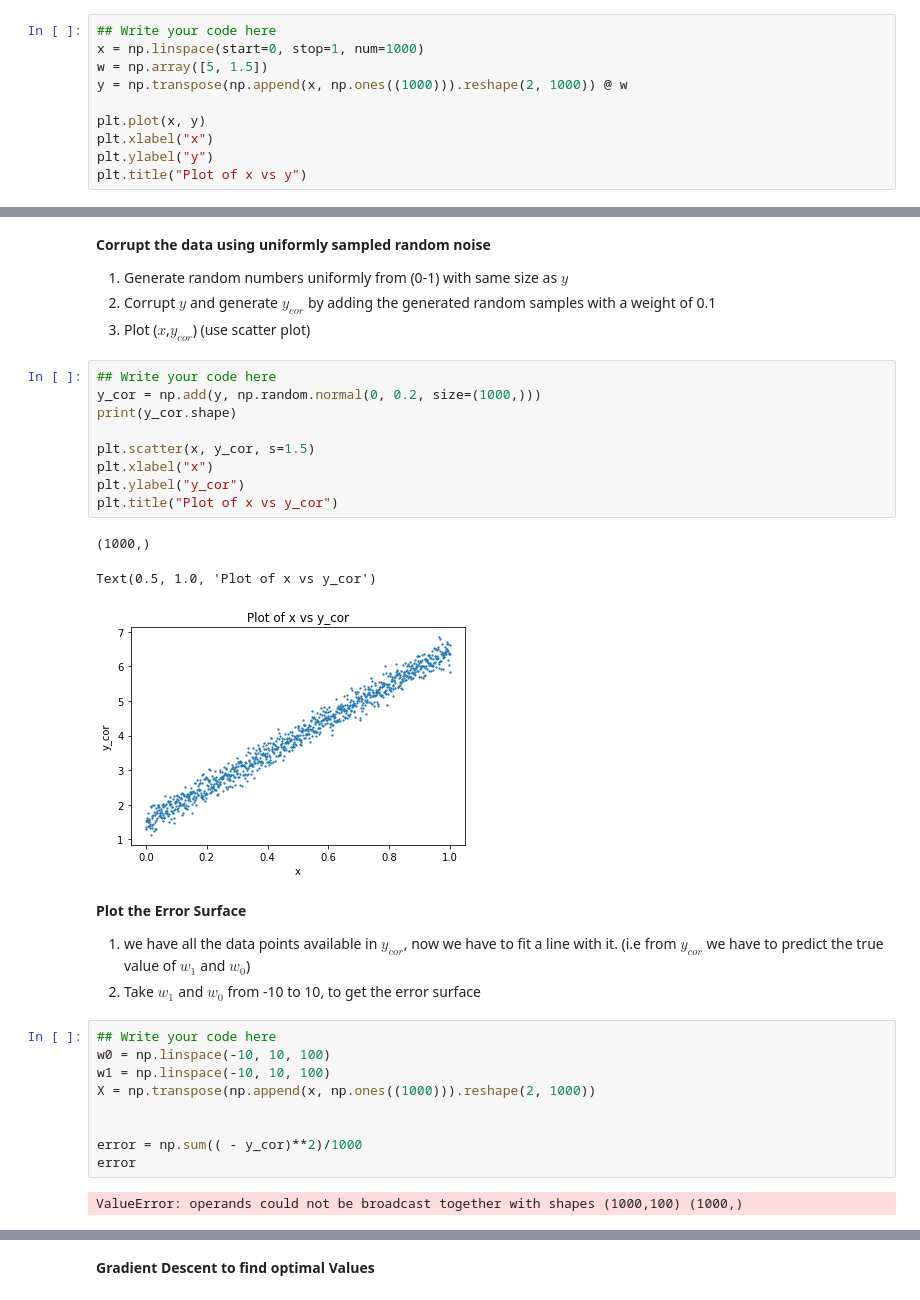
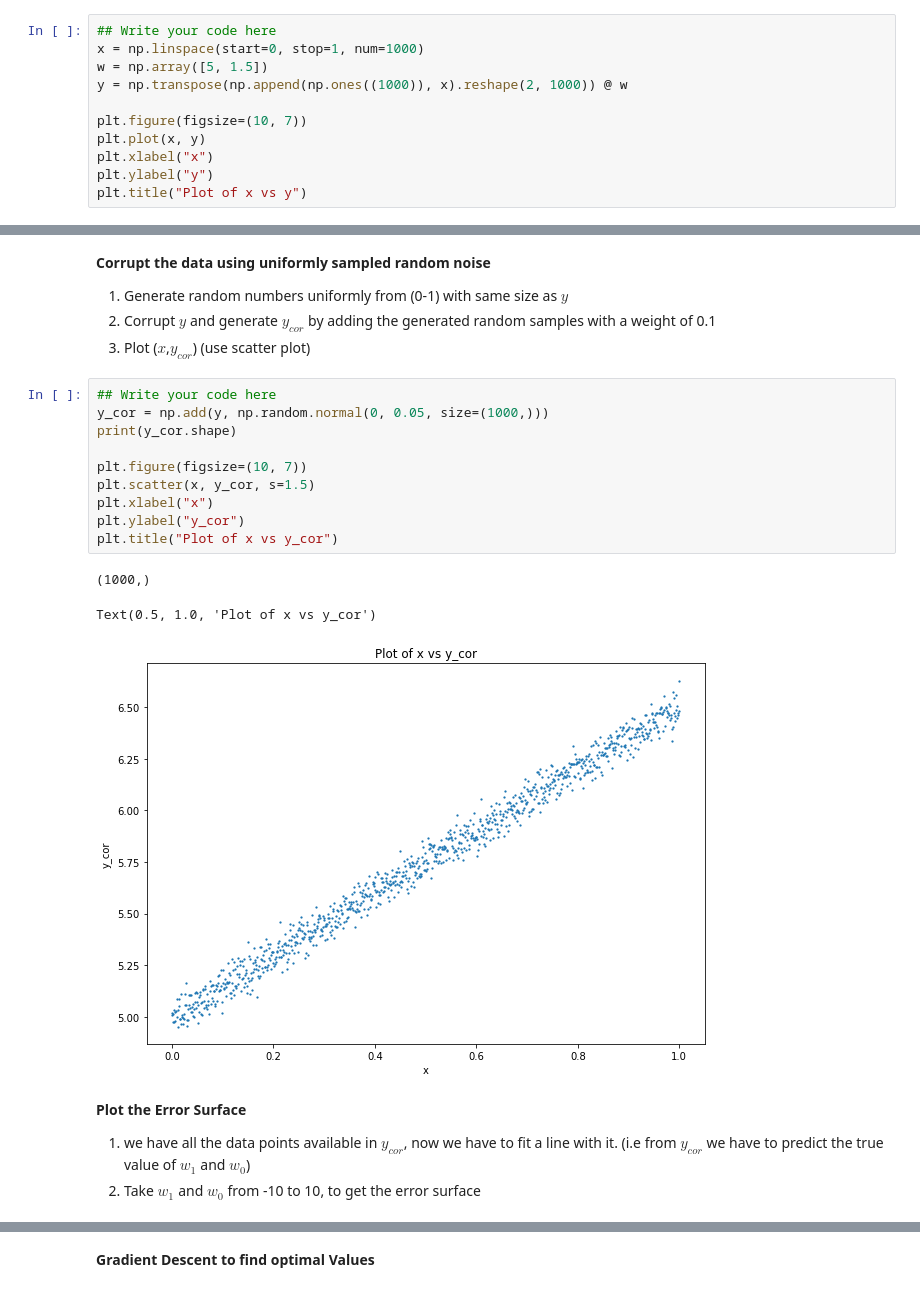
Before and after one commit to shashankp28/PRML-Lab-22, a Jupyter notebook: Assignment_5/Lab_5_Regression.ipynb, the cells around one changed output, grey strips where cells are left out. Saved outputs shown, nothing was run; the diff lists cells and outputs as text.

```diff
--- a/Assignment_5/Lab_5_Regression.ipynb
+++ b/Assignment_5/Lab_5_Regression.ipynb
@@ -163,8 +169,9 @@ plt.show()
 ## Write your code here
 x = np.linspace(start=0, stop=1, num=1000)
 w = np.array([5, 1.5])
-y = np.transpose(np.append(x, np.ones((1000))).reshape(2, 1000)) @ w
+y = np.transpose(np.append(np.ones((1000)), x).reshape(2, 1000)) @ w
 
+plt.figure(figsize=(10, 7))
 plt.plot(x, y)
 plt.xlabel("x")
 plt.ylabel("y")
@@ -180,30 +187,20 @@ Text(0.5, 1.0, 'Plot of x vs y')
 3. Plot ($x$,$y_{cor}$) (use scatter plot)
 # %%
 ## Write your code here
-y_cor = np.add(y, np.random.normal(0, 0.2, size=(1000,)))
+y_cor = np.add(y, np.random.normal(0, 0.05, size=(1000,)))
 print(y_cor.shape)
 
+plt.figure(figsize=(10, 7))
 plt.scatter(x, y_cor, s=1.5)
 plt.xlabel("x")
 plt.ylabel("y_cor")
 plt.title("Plot of x vs y_cor")
 # %% [output]
 (1000,)
 Text(0.5, 1.0, 'Plot of x vs y_cor')
-[figure, old version]
+[figure, new version]
 # %% [markdown]
 **Plot the Error Surface**
 
 1. we have all the data points available in $y_{cor}$, now we have to fit a line with it. (i.e from $y_{cor}$ we have to predict the true value of $w_{1}$ and $w_{0}$)
 2. Take $w_{1}$ and $w_{0}$ from -10 to 10, to get the error surface
-# %%
-## Write your code here
-w0 = np.linspace(-10, 10, 100)
-w1 = np.linspace(-10, 10, 100)
-X = np.transpose(np.append(x, np.ones((1000))).reshape(2, 1000))
-
-
-error = np.sum(( - y_cor)**2)/1000
-error
-# %% [output]
-ValueError: operands could not be broadcast together with shapes (1000,100) (1000,)
```
Also changed, not shown: parts of 15 cells of this notebook.
